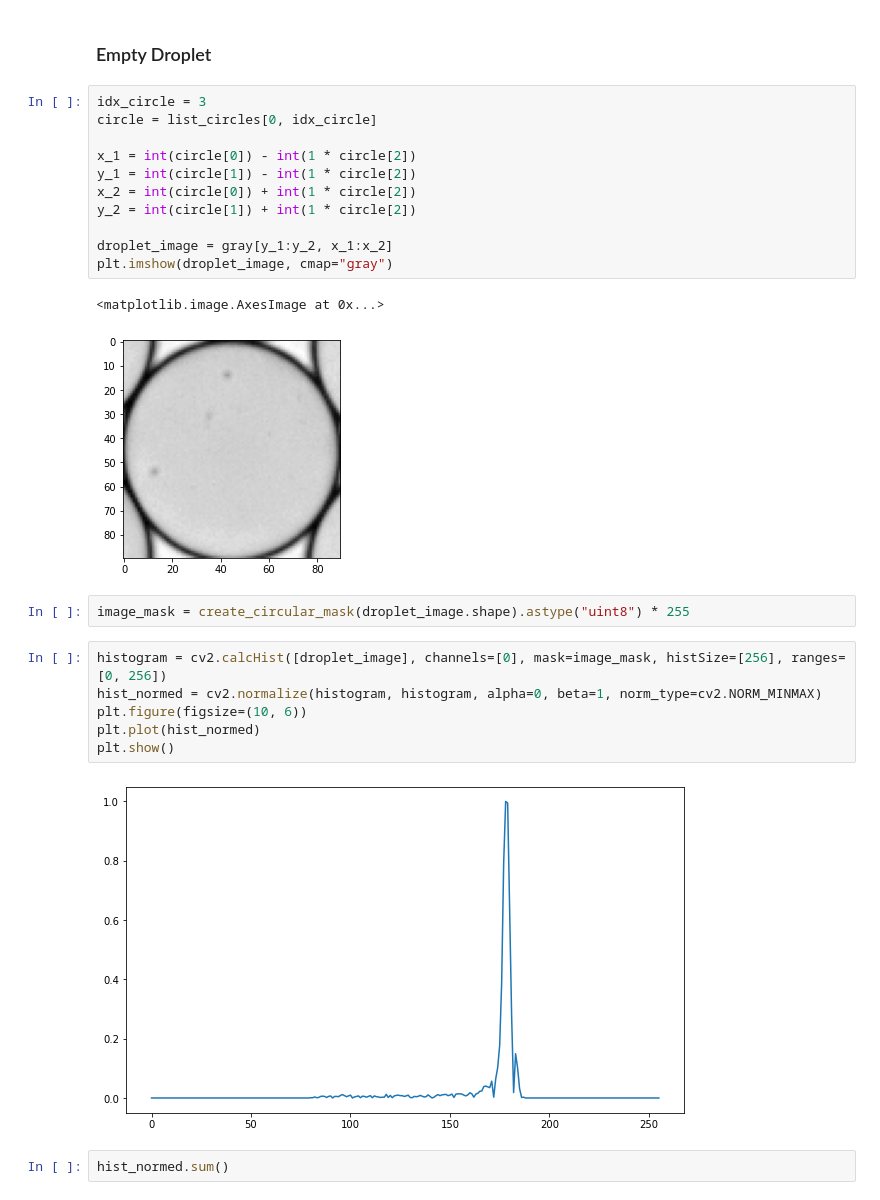
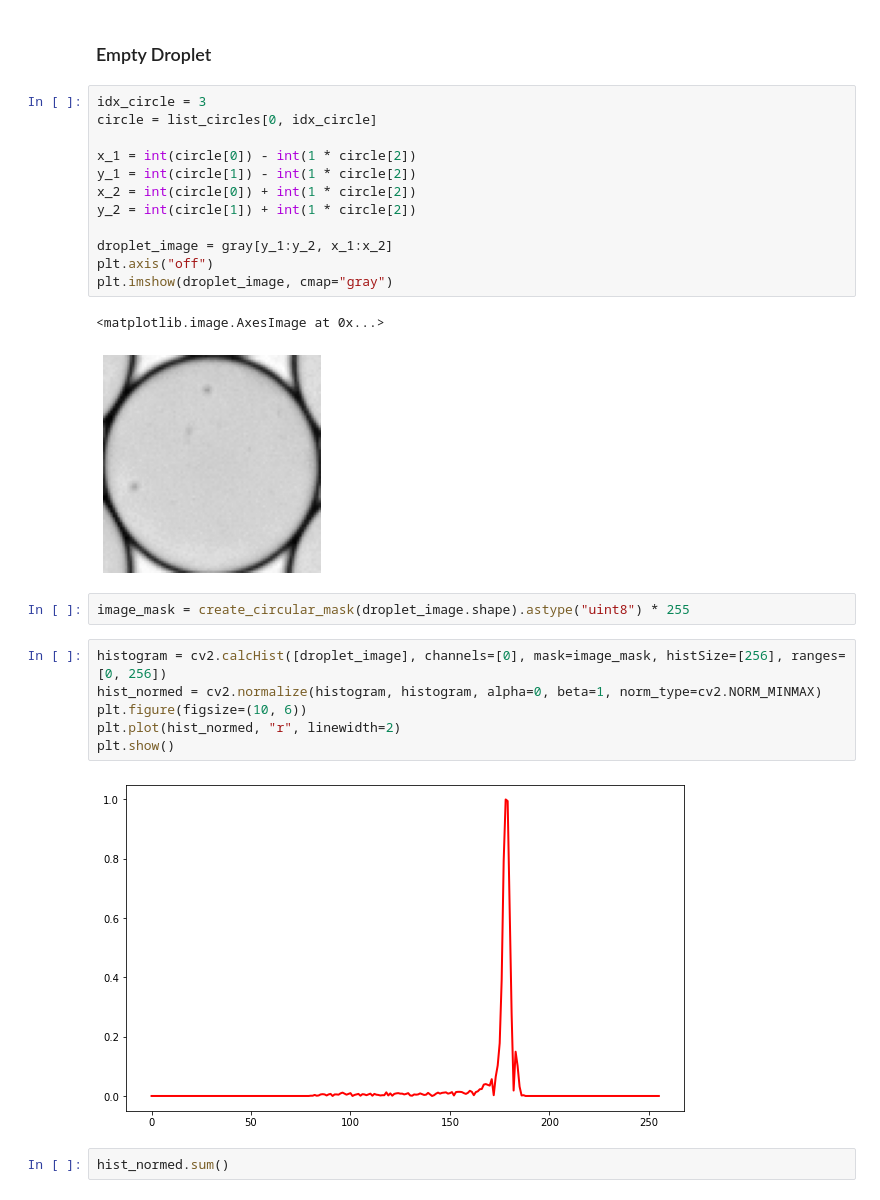
Before and after one commit to pani-vishal/droplet-counter, a Jupyter notebook: baseline.ipynb, the cells around one changed output. Saved outputs shown, nothing was run; the diff lists cells and outputs as text.

```diff
--- a/baseline.ipynb
+++ b/baseline.ipynb
@@ -33,27 +33,28 @@ plt.imshow(image, cmap="gray")
 # %%
 idx_circle = 3
 circle = list_circles[0, idx_circle]
 
 x_1 = int(circle[0]) - int(1 * circle[2])
 y_1 = int(circle[1]) - int(1 * circle[2])
 x_2 = int(circle[0]) + int(1 * circle[2])
 y_2 = int(circle[1]) + int(1 * circle[2])
 
 droplet_image = gray[y_1:y_2, x_1:x_2]
+plt.axis("off")
 plt.imshow(droplet_image, cmap="gray")
 # %% [output]
 <matplotlib.image.AxesImage at 0x...>
-[figure, old version]
+[figure, new version]
 # %%
 image_mask = create_circular_mask(droplet_image.shape).astype("uint8") * 255
 # %%
 histogram = cv2.calcHist([droplet_image], channels=[0], mask=image_mask, histSize=[256], ranges=[0, 256])
 hist_normed = cv2.normalize(histogram, histogram, alpha=0, beta=1, norm_type=cv2.NORM_MINMAX)
 plt.figure(figsize=(10, 6))
-plt.plot(hist_normed)
+plt.plot(hist_normed, "r", linewidth=2)
 plt.show()
 # %% [output]
-[figure, old version]
+[figure, new version]
 # %%
 hist_normed.sum()
 # %% [output]
```
Also changed, not shown: parts of 3 cells of this notebook, 12 other files.
